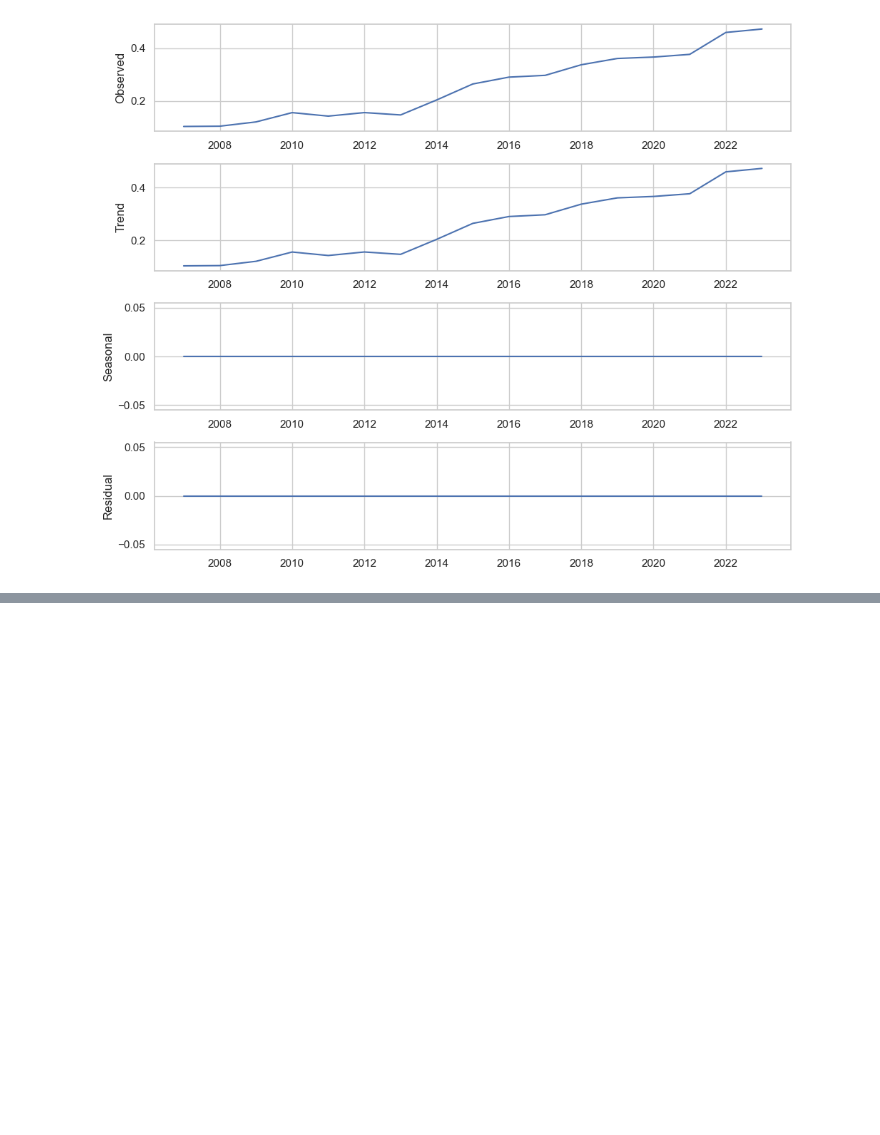
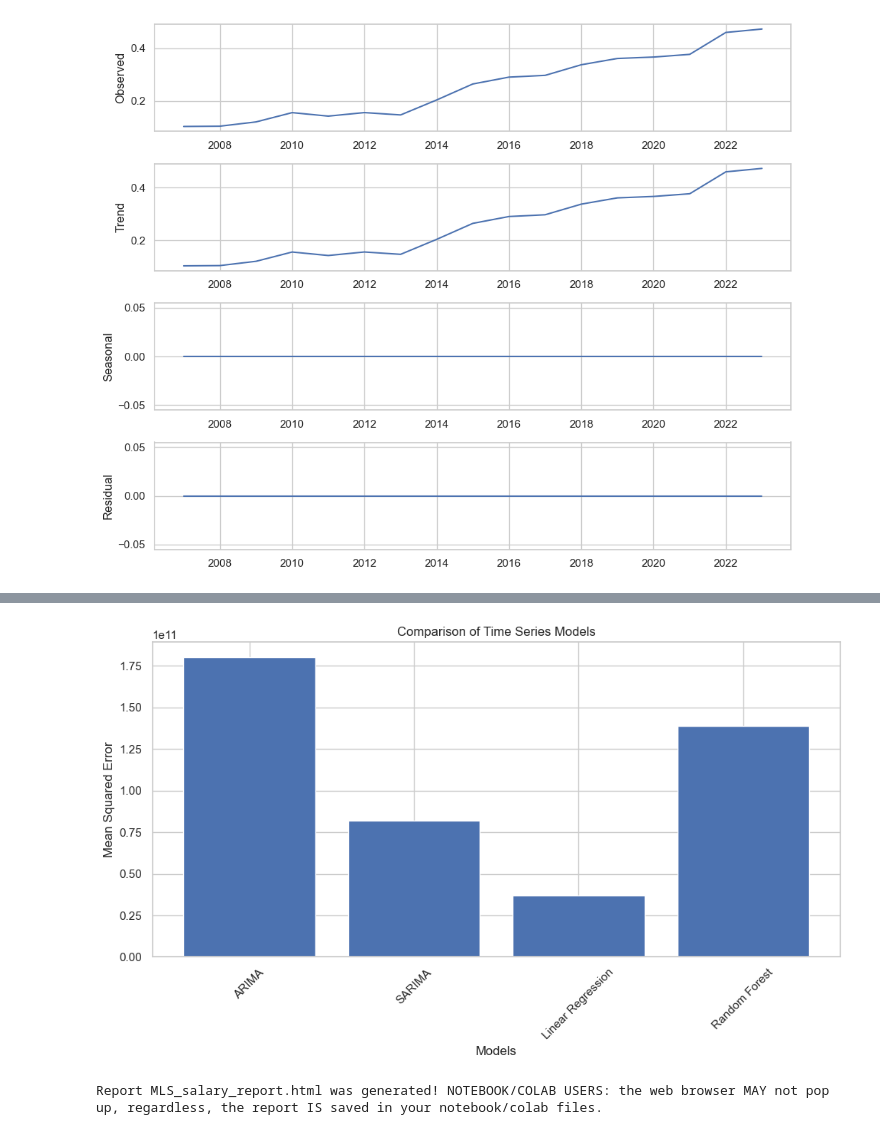
Before and after one commit to GabeAvinaz/Proj_1_MLS_Player_Salary_-Projections, a Jupyter notebook: MLS_player_Salary_Projections.ipynb, the cells around one changed output, grey strips where cells are left out. Cells and saved outputs as stored; diff of their text form; code cells hidden in the pictures; blank space fills up the shorter version.

```diff
--- a/MLS_player_Salary_Projections.ipynb
+++ b/MLS_player_Salary_Projections.ipynb
@@ -701,0 +795,35 @@ plt.show()
+# %%
+# Step 1: Split the Data
+train_data = average_salary_top_3.loc['2000':'2019']
+test_data = average_salary_top_3.loc['2020':]
+
+# Step 2: Select Evaluation Metric
+eval_metric = mean_squared_error
+
+# Step 3: Choose Models
+models = {
+    'ARIMA': ARIMA(endog=train_data['base_salary'], order=(1, 1, 1)),
+    'SARIMA': SARIMAX(train_data['base_salary'], order=(1, 1, 1), seasonal_order=(1, 1, 1, 12)),
+    'Linear Regression': LinearRegression(),
+    'Random Forest': RandomForestRegressor()
+}
+# %%
+# Step 4: Train and Evaluate Models
+results = {}
+for model_name, model in models.items():
+    if model_name == 'ARIMA':
+        model_fit = model.fit()
+        forecast = model_fit.get_forecast(steps=len(test_data))
+        predictions = forecast.predicted_mean
+    elif model_name == 'SARIMA':
+        model_fit = model.fit()
+        predictions = model_fit.predict(start=len(train_data), end=len(train_data) + len(test_data) - 1)
+    else:
+        model.fit(train_data.index.values.astype(float).reshape(-1, 1), train_data['base_salary'])
+        predictions = model.predict(test_data.index.values.astype(float).reshape(-1, 1))
+    error = eval_metric(test_data['base_salary'], predictions)
+    results[model_name] = error
+
+# Step 5: Compare and Select Best Model
+best_model = min(results, key=results.get)
+best_error = results[best_model]
@@ -701,0 +870,22 @@ plt.show()
+# %%
+# Plot the results
+plt.figure(figsize=(10, 6))
+plt.bar(results.keys(), results.values())
+plt.xlabel('Models')
+plt.ylabel('Mean Squared Error')
+plt.title('Comparison of Time Series Models')
+plt.xticks(rotation=45)
+plt.tight_layout()
+plt.show()
+# %% [output]
+[figure, added]
+# %%
+import sweetviz as sv
+
+#EDA using Autoviz
+sweet_report = sv.analyze(mls_salaries_df)
+
+#Saving results to HTML file
+sweet_report.show_html('MLS_salary_report.html')
+# %% [output]
+Report MLS_salary_report.html was generated! NOTEBOOK/COLAB USERS: the web browser MAY not pop up, regardless, the report IS saved in your notebook/colab files.
```
Also changed, not shown: parts of 12 cells of this notebook, 5 other files.
